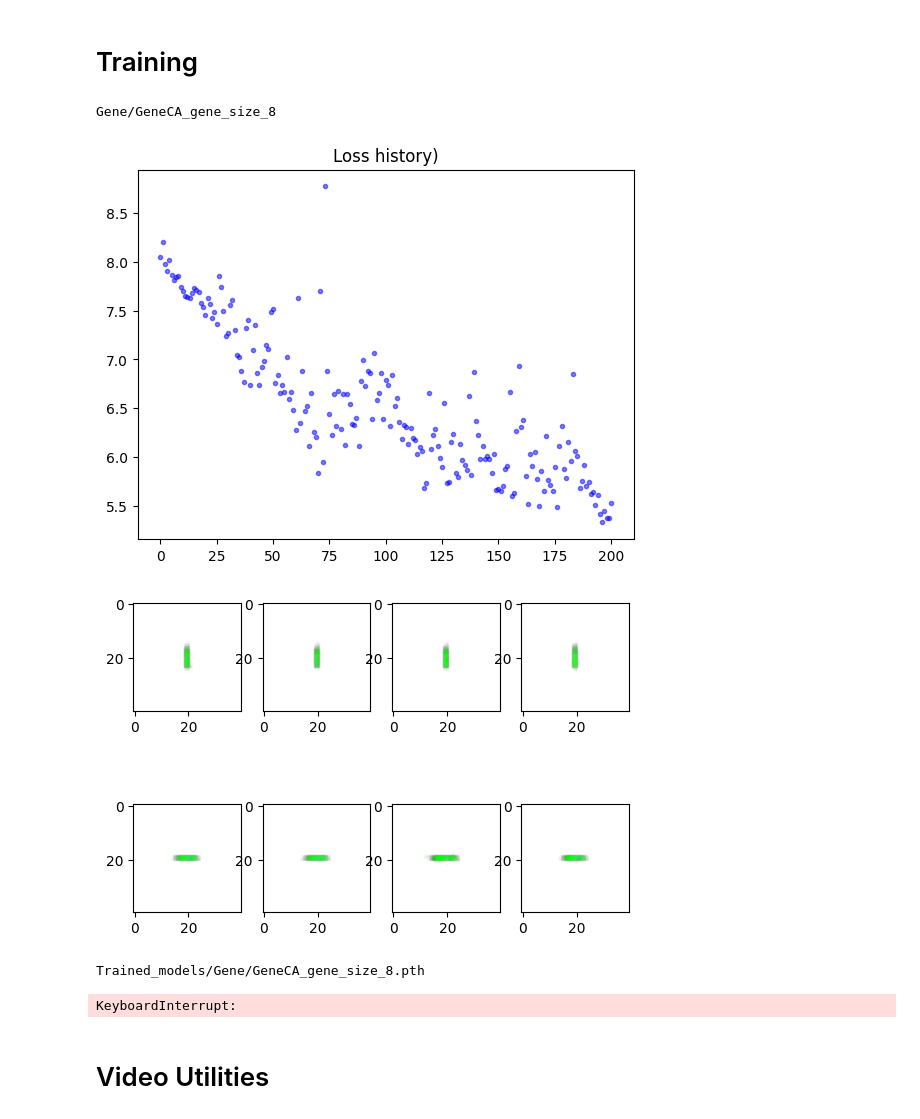
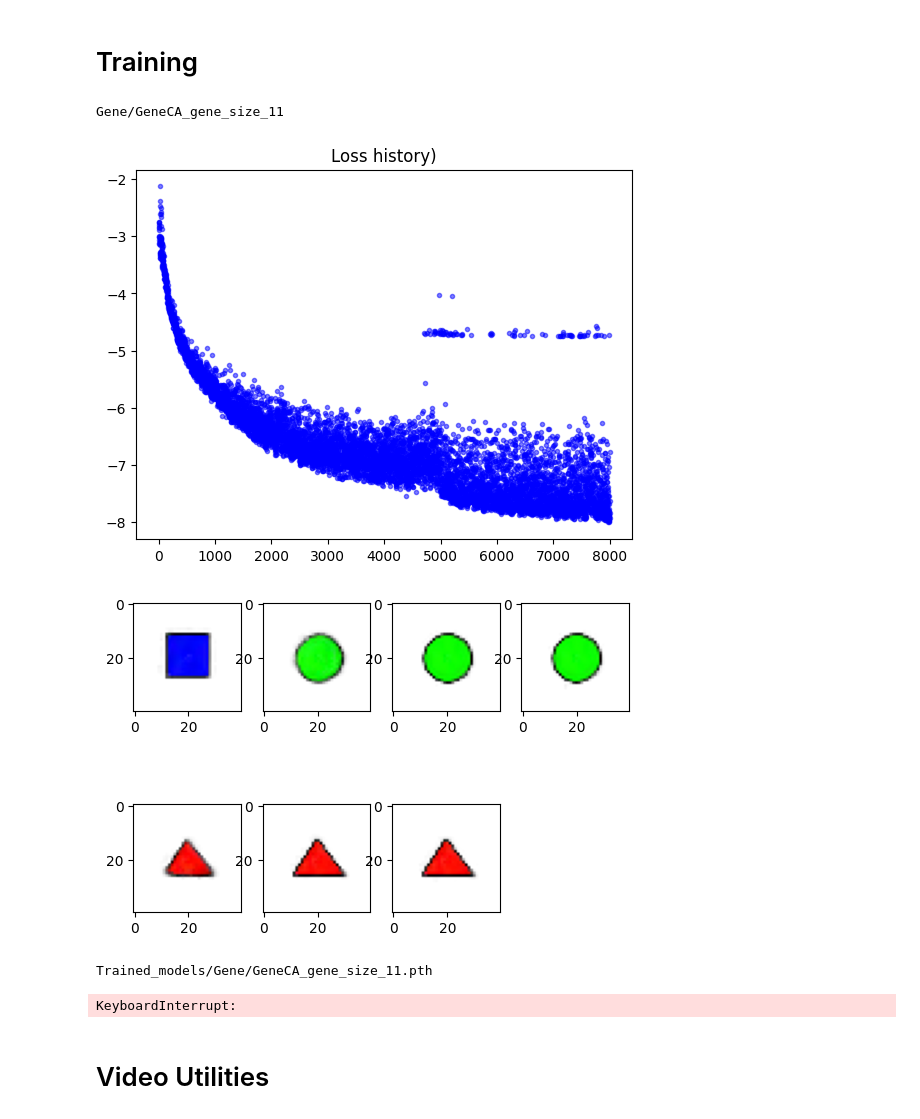
Before and after one commit to etimush/EngramNCA, a Jupyter notebook: GeneCA_Experiments/GeneCATraining.ipynb, the cells around one changed output. Cells and saved outputs as stored; diff of their text form; code cells hidden in the pictures.

```diff
--- a/GeneCA_Experiments/GeneCATraining.ipynb
+++ b/GeneCA_Experiments/GeneCATraining.ipynb
@@ -21,11 +21,11 @@ DEVICE = "cuda:0" #<-- Device to use, CUA recommended
 HEIGHT = 30
 WIDTH = 30
 CHANNELS = 16 #<--- NCA feature channels
-BATCH_SIZE = 12
+BATCH_SIZE = 9
 PADDING = 5
-GENE_COUNT = 8 #<-- Number of gene channels to use for "private" information
-POOL_SIZE = 2666 #<--- NCA training pool size, lower values train faster but are less stable
-TRAINING_ITERS = 10000  #<-- Number of trainign iterations
+GENE_COUNT = 11 #<-- Number of gene channels to use for "private" information
+POOL_SIZE = 256 #<--- NCA training pool size, lower values train faster but are less stable
+TRAINING_ITERS = 15000  #<-- Number of trainign iterations
 PRIMITIVES = ["../Images/square.png", "../Images/circle.png", "../Images/triangle.png"]
 BODY_PARTS = ["../Images/Torso.png", "../Images/Head.png", "../Images/Tail.png", "../Images/leg1.png", "../Images/leg2.png", "../Images/leg3.png", "../Images/leg4.png"]
 LINES = ["../Images/vertical.png", "../Images/horizontal.png"]
@@ -33,7 +33,7 @@ HIDDEN_N = 64
 # %% [markdown]
 # Loading and Setting up Images
 # %%
-paths = LINES#<-- change between PRIMITIVES or BODY_PARTS
+paths = PRIMITIVES#<-- change between PRIMITIVES or BODY_PARTS
 images = []
 images_to_display = []
 for path in paths:
@@ -41,7 +41,7 @@ for path in paths:
     images.append(image)
     images_to_display.append(image_to_display)
 
-genes = [[0], [2]] # <-- Gene one hot encoding, indicates which bits if the gene sequence for each encoded "image" should be 1, [0] = 001, [0,1] = 011, [2] = 100 etc. for 3 bits genes. One, one-hot encoding per image, this rule applies for any gene size
+genes = [[0],[1],[2]] # <-- Gene one hot encoding, indicates which bits if the gene sequence for each encoded "image" should be 1, [0] = 001, [0,1] = 011, [2] = 100 etc. for 3 bits genes. One, one-hot encoding per image, this rule applies for any gene size
 
 HEIGHT = HEIGHT + 2*PADDING
 WIDTH = WIDTH + 2*PADDING
@@ -118,43 +119,43 @@ for i in range(TRAINING_ITERS + 1):
 
     for _ in range( random.randrange(32,92)):
         x = nca(x)
-    loss = (base - x[:, :4, :, :]).pow(2).sum() + 0.1 *(perchannel_conv(base, filters) - perchannel_conv(x[:, :4, :, :], filters) ).pow(2).sum()
+    loss = (base - x[:, :4, :, :]).pow(2).mean() #+ 0.1 *(perchannel_conv(base, filters) - perchannel_conv(x[:, :4, :, :], filters) ).pow(2).sum()
     with torch.no_grad():
         loss.backward()
         for p in nca.parameters():
             p.grad /= (p.grad.norm() + 1e-8)
         optim.step()
 
         x = x.detach()
         optim.zero_grad()
 
     loss_log.append(loss.log().item())
     with torch.no_grad():
         pools = utils.udate_gene_pool(pools, x.clone().detach(), idxs, part)
     scheduler.step()
 
     if i % 100 == 0:
         print(f"Training itter {i}, loss = {loss.item()}")
         plt.clf()
         clear_output()
         plt.figure(1,figsize=(10, 4))
         plt.title('Loss history)')
         print(name)
         plt.plot(loss_log, '.', alpha=0.5, color = "b")
         utils.show_batch(x[2:10])
         plt.show(block=False)
         plt.pause(0.01)
     if i % 100 == 0:
         torch.save(nca.state_dict(), "Trained_models/" + name + ".pth")
         print("Trained_models/" + name + ".pth")
 
 np_logg = np.asarray(loss_log)
 np.save("Saved_Data/" + name + "_data", np_logg)
 # %% [output]
-Gene/GeneCA_gene_size_8
+Gene/GeneCA_gene_size_11
-[figure, old version]
+[figure, new version]
-[figure, old version]
+[figure, new version]
-Trained_models/Gene/GeneCA_gene_size_8.pth
+Trained_models/Gene/GeneCA_gene_size_11.pth
 KeyboardInterrupt:
 # %% [markdown]
 # Video Utilities
```
Also changed, not shown: parts of 6 cells of this notebook, 22 other files.
